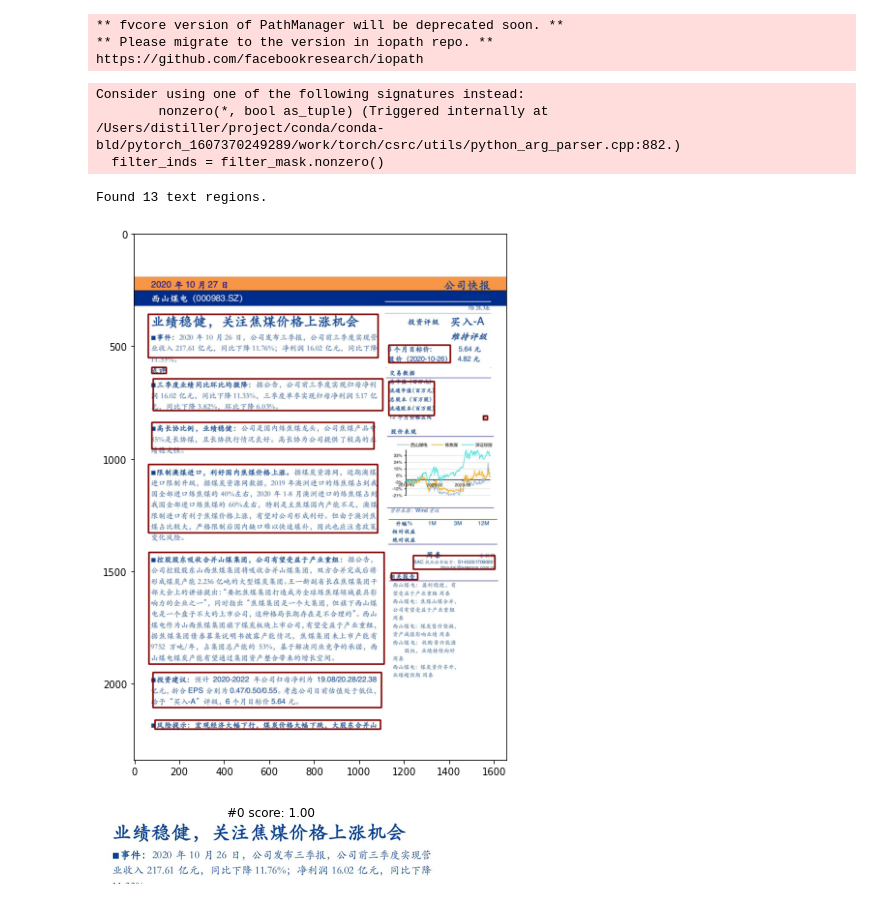
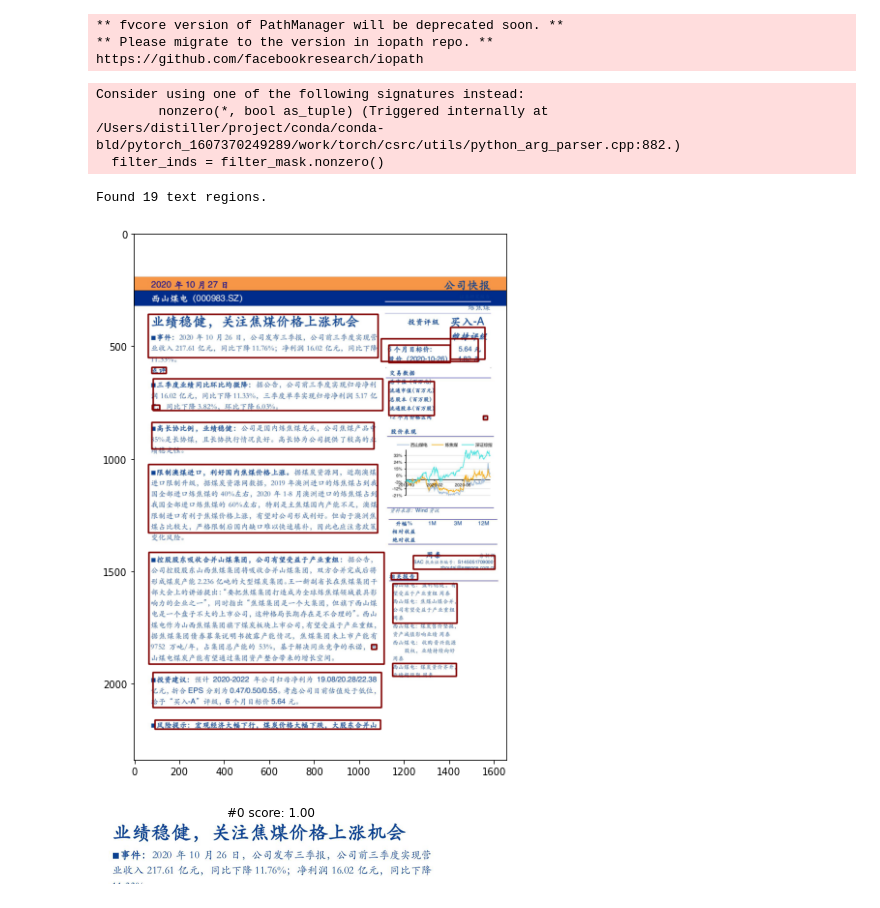
Before and after one commit to PatternDetection/Project, a Jupyter notebook: notebooks/convert_pdf_and_parse_layout.ipynb, the cells around one changed output. Saved outputs shown, nothing was run; the diff lists cells and outputs as text; code cells hidden in the pictures.

```diff
--- a/notebooks/convert_pdf_and_parse_layout.ipynb
+++ b/notebooks/convert_pdf_and_parse_layout.ipynb
@@ -28,16 +28,16 @@ plt.show()
 # %%
-from cv.layout_parser import *
+from cv.parse_layout import *
 
-with open("../code/config.yaml") as f:
-    config = yaml.load(f, Loader=yaml.FullLoader)
+model_dir = "../models/PrimaLayout/"
+pth_path = "../models/PrimaLayout/mask_rcnn_R_50_FPN_3x.pth"
+yaml_path = "../models/PrimaLayout/mask_rcnn_R_50_FPN_3x.yaml"
 
-hlp_conf = config["LAYOUT"]["HarvardLP"]
-dataset = "Prima"
-modelname = hlp_conf["OpenModels"][dataset][0]
-score_thresh = 0.9
+dataset = "PrimaLayout"
+score_thresh = 0.2
+
 parser = HarvardLayoutParser(dataset,
-                             model_path=os.path.join(config["ROOT"], hlp_conf["ModelDir"], modelname + ".pth"),
-                             config_path=os.path.join(config["ROOT"], hlp_conf["ModelDir"], modelname + ".yml"),
+                             model_path=pth_path,
+                             config_path=yaml_path,
                              score_thresh=score_thresh)
 # %% [output]
 ** fvcore version of PathManager will be deprecated soon. **
@@ -54,16 +54,16 @@ print(f"Found {len(text_bbxes)} text regions.")
 Consider using one of the following signatures instead:
         nonzero(*, bool as_tuple) (Triggered internally at  /Users/distiller/project/conda/conda-bld/pytorch_1607370249289/work/torch/csrc/utils/python_arg_parser.cpp:882.)
   filter_inds = filter_mask.nonzero()
-Found 13 text regions.
+Found 19 text regions.
 # %%
 canvas = im.copy()
-parser.show_bbxes_on(canvas, text_bbxes, show=False)
+show_bbxes_on(canvas, text_bbxes, show=False)
 
 plt.figure(figsize=(10,10))
 plt.imshow(canvas)
 plt.show()
 # %% [output]
-[figure, old version]
+[figure, new version]
 # %%
 from cv.OCR import BaiduOCR
 
```
Also changed, not shown: parts of 4 cells of this notebook, 1 other file.
